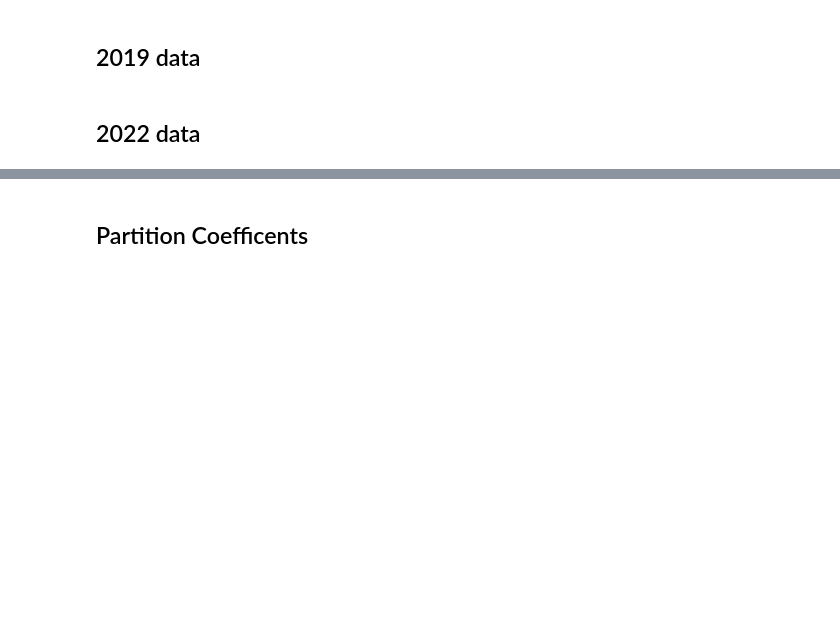
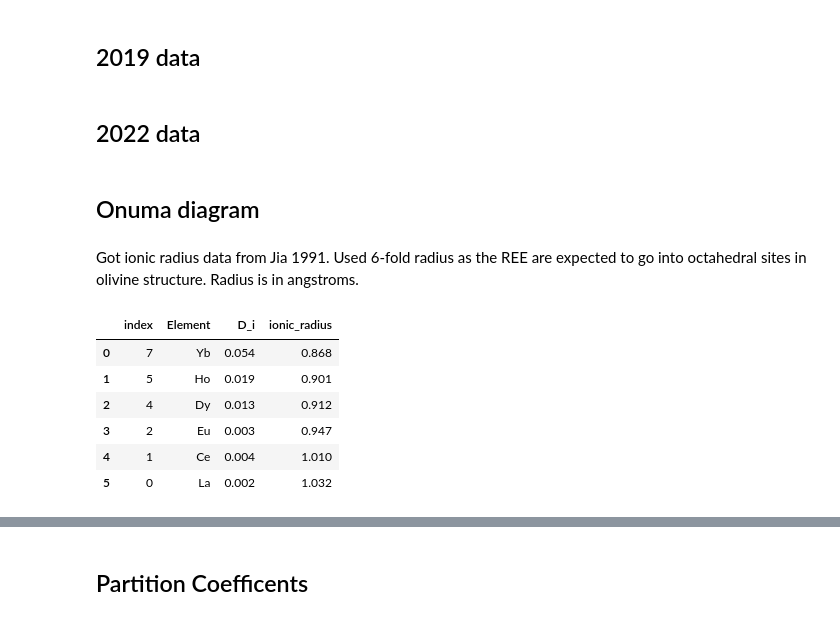
Before and after one commit to JGCAITLIN/HFSE, a Jupyter notebook: partition_coeff.ipynb, the cells around one changed output, grey strips where cells are left out. Cells and saved outputs as stored; diff of their text form; code cells hidden in the pictures; blank space fills up the shorter version.

```diff
--- a/partition_coeff.ipynb
+++ b/partition_coeff.ipynb
@@ -65,3 +65,7 @@ for dataframe_name in data_2022:
         if pd.to_numeric(df[col], errors='coerce').dtype != object:
             # Replace negative numeric values with NaN
             df[col] = np.where(pd.to_numeric(df[col], errors='coerce') < 0, np.nan, df[col])
+# %% [markdown]
+## Onuma diagram
+# %% [markdown]
+Got ionic radius data from Jia 1991. Used 6-fold radius as the REE are expected to go into octahedral sites in olivine structure. Radius is in angstroms.
@@ -67,0 +80,10 @@ for dataframe_name in data_2022:
+# %%
+gok_ree
+# %% [output]
+|  | index | Element | D_i | ionic_radius |
+| 0 | 7 | Yb | 0.054 | 0.868 |
+| 1 | 5 | Ho | 0.019 | 0.901 |
+| 2 | 4 | Dy | 0.013 | 0.912 |
+| 3 | 2 | Eu | 0.003 | 0.947 |
+| 4 | 1 | Ce | 0.004 | 1.010 |
+| 5 | 0 | La | 0.002 | 1.032 |
```
Also changed, not shown: parts of 22 cells of this notebook.
